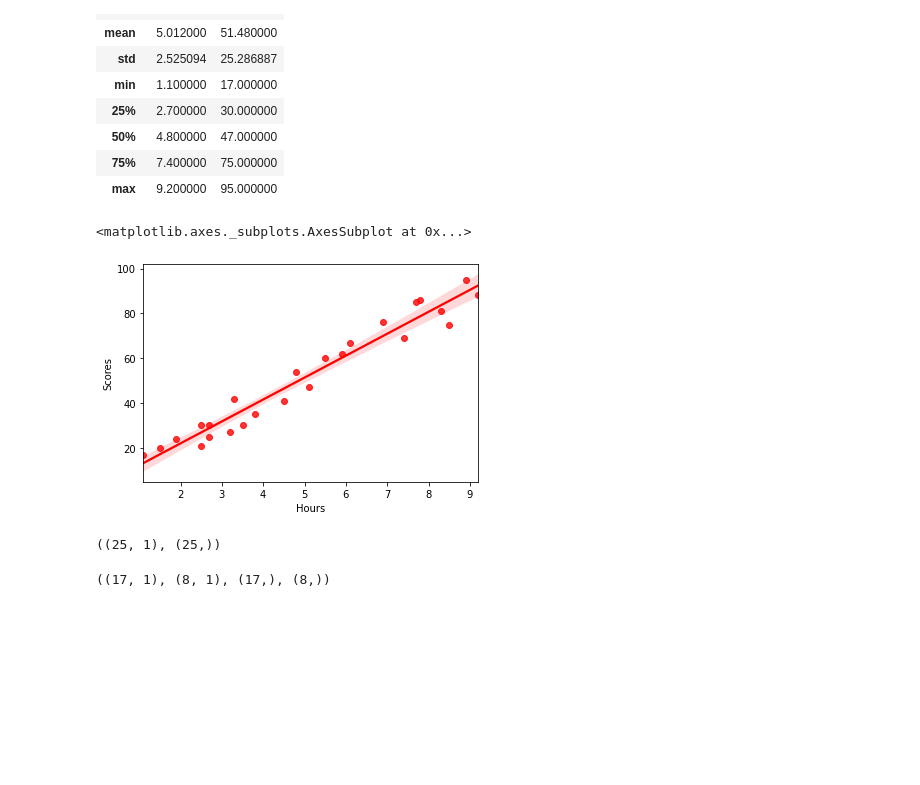
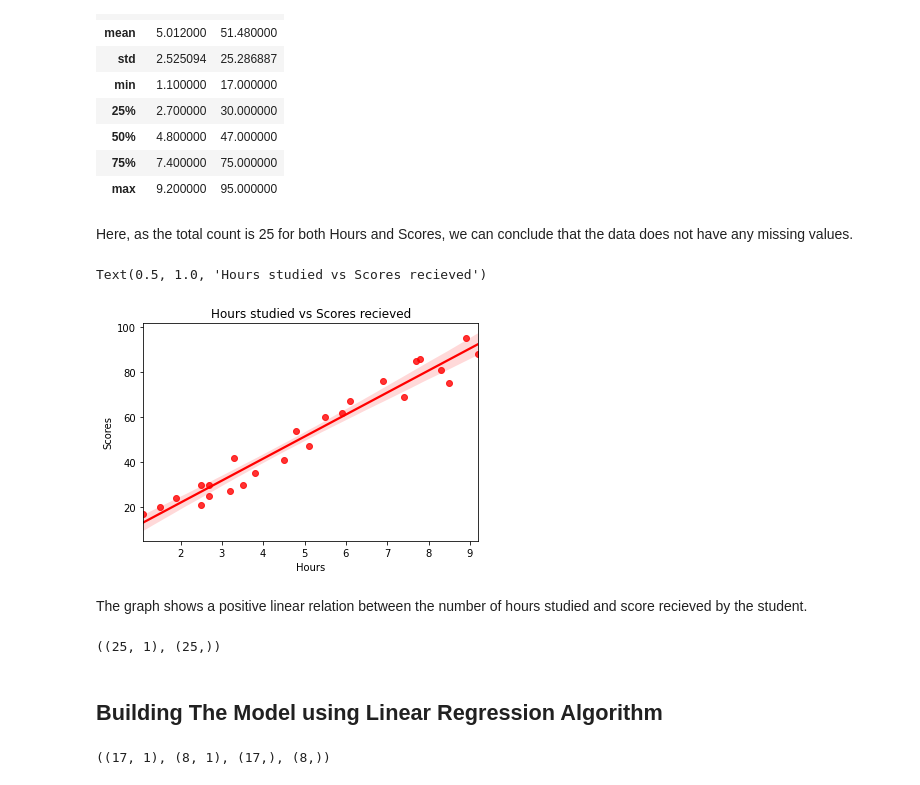
Before and after one commit to OrielMachado/Task-1-, a Jupyter notebook: Task 1 - Predict the percentage of an student based on the no. of study hours..ipynb, the cells around one changed output. Cells and saved outputs as stored; diff of their text form; code cells hidden in the pictures; blank space fills up the shorter version.

```diff
--- a/Task 1 - Predict the percentage of an student based on the no. of study hours..ipynb
+++ b/Task 1 - Predict the percentage of an student based on the no. of study hours..ipynb
@@ -31,9 +46,16 @@ df.describe()
 | 50% | 4.800000 | 47.000000 |
 | 75% | 7.400000 | 75.000000 |
 | max | 9.200000 | 95.000000 |
+# %% [markdown]
+Here, as the total count is 25 for both Hours and Scores, we can conclude that the data does not have any missing values.
 # %%
+# Visualizing the data
+
 sns.regplot(x='Hours', y='Scores', data=df, color='r')
+plt.title("Hours studied vs Scores recieved")
 # %% [output]
-<matplotlib.axes._subplots.AxesSubplot at 0x...>
+Text(0.5, 1.0, 'Hours studied vs Scores recieved')
-[figure, old version]
+[figure, new version]
+# %% [markdown]
+The graph shows a positive linear relation between the number of hours studied and score recieved by the student.
 # %%
@@ -43,4 +67,6 @@ Y=df["Scores"]
 X.shape , Y.shape
 # %% [output]
 ((25, 1), (25,))
+# %% [markdown]
+## Building The Model using Linear Regression Algorithm
 # %%
```
Also changed, not shown: parts of 14 cells of this notebook.
